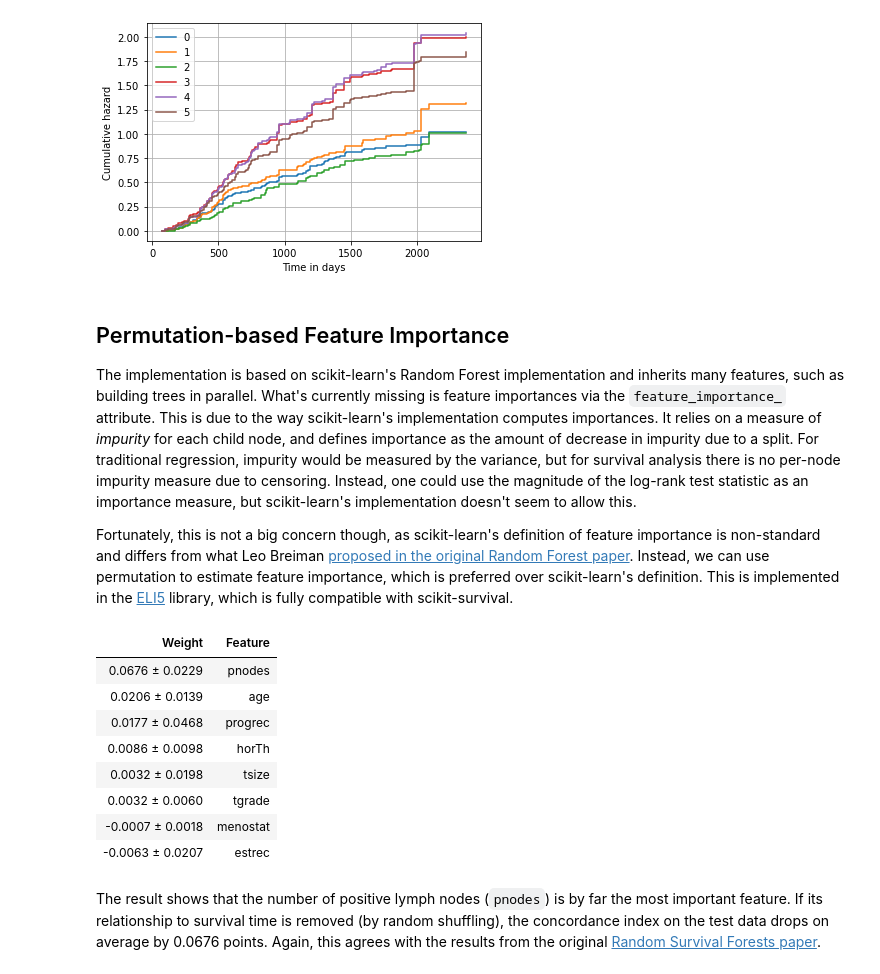
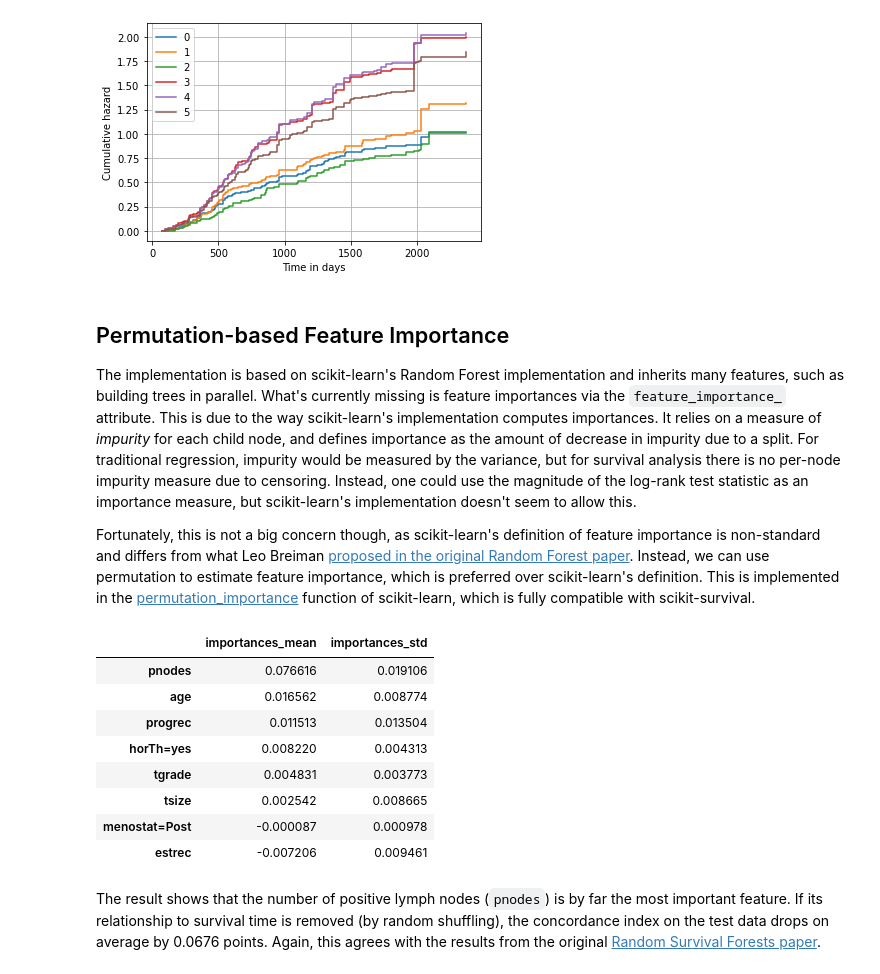
Before and after one commit to sebp/scikit-survival, a Jupyter notebook: doc/user_guide/random-survival-forest.ipynb, the cells around one changed output. Drawn from its saved outputs; the diff is of its cells as text; code cells hidden in the pictures.

Commit message:
DOC: User permutation_importance from sklearn instead of eli5

```diff
--- a/doc/user_guide/random-survival-forest.ipynb
+++ b/doc/user_guide/random-survival-forest.ipynb
@@ -161,25 +161,28 @@ of feature importance is non-standard and differs from what Leo Breiman
 [proposed in the original Random Forest paper](https://github.com/scikit-learn/scikit-learn/pull/8027#issuecomment-327595859).
 Instead, we can use permutation to estimate feature importance, which is
 preferred over scikit-learn's definition. This is implemented in the
-[ELI5](https://eli5.readthedocs.io/en/latest/overview.html) library,
+[permutation_importance](https://scikit-learn.org/stable/modules/generated/sklearn.inspection.permutation_importance.html#sklearn.inspection.permutation_importance)
+function of scikit-learn,
 which is fully compatible with scikit-survival.
-# %%
-import eli5
-from eli5.sklearn import PermutationImportance
-
-perm = PermutationImportance(rsf, n_iter=15, random_state=random_state)
-perm.fit(X_test, y_test)
-eli5.show_weights(perm, feature_names=Xt.columns.tolist())
-# %% [output]
-| Weight | Feature |
-| 0.0676 ± 0.0229 | pnodes |
-| 0.0206 ± 0.0139 | age |
-| 0.0177 ± 0.0468 | progrec |
-| 0.0086 ± 0.0098 | horTh |
-| 0.0032 ± 0.0198 | tsize |
-| 0.0032 ± 0.0060 | tgrade |
-| -0.0007 ± 0.0018 | menostat |
-| -0.0063 ± 0.0207 | estrec |
+# %%
+from sklearn.inspection import permutation_importance
+
+result = permutation_importance(rsf, X_test, y_test, n_repeats=15, random_state=random_state)
+# %%
+pd.DataFrame(
+    {k: result[k] for k in ("importances_mean", "importances_std",)},
+    index=X_test.columns
+).sort_values(by="importances_mean", ascending=False)
+# %% [output]
+|  | importances_mean | importances_std |
+| pnodes | 0.076616 | 0.019106 |
+| age | 0.016562 | 0.008774 |
+| progrec | 0.011513 | 0.013504 |
+| horTh=yes | 0.008220 | 0.004313 |
+| tgrade | 0.004831 | 0.003773 |
+| tsize | 0.002542 | 0.008665 |
+| menostat=Post | -0.000087 | 0.000978 |
+| estrec | -0.007206 | 0.009461 |
 # %% [markdown]
 The result shows that the number of positive lymph nodes (`pnodes`) is by far the most important
 feature. If its relationship to survival time is removed (by random shuffling),
```
